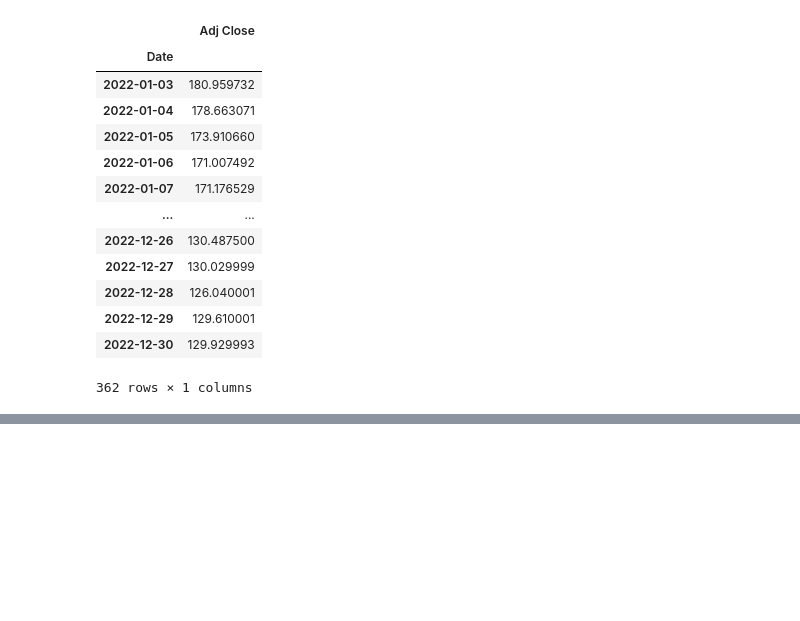
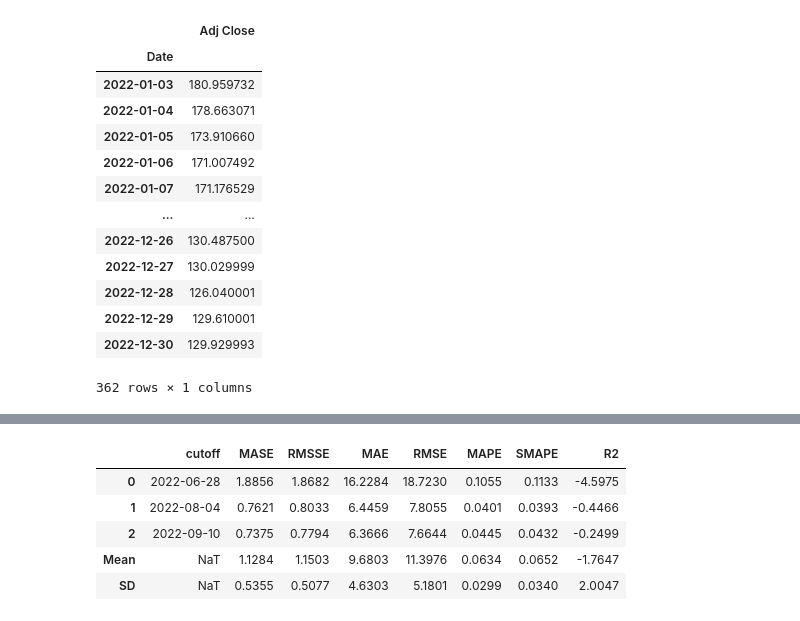
Before and after one commit to grantc00/testing_interpolate, a Jupyter notebook: test2.ipynb, the cells around one changed output, grey strips where cells are left out. Cells and saved outputs as stored; diff of their text form; code cells hidden in the pictures; blank space fills up the shorter version.

```diff
--- a/test2.ipynb
+++ b/test2.ipynb
@@ -274,0 +205,4 @@ Error:
+# %%
+arima = exp.create_model('arima', fold=3)
+plot_model(arima)
+# %% [output]
@@ -274,0 +210,6 @@ Error:
+|  | cutoff | MASE | RMSSE | MAE | RMSE | MAPE | SMAPE | R2 |
+| 0 | 2022-06-28 | 1.8856 | 1.8682 | 16.2284 | 18.7230 | 0.1055 | 0.1133 | -4.5975 |
+| 1 | 2022-08-04 | 0.7621 | 0.8033 | 6.4459 | 7.8055 | 0.0401 | 0.0393 | -0.4466 |
+| 2 | 2022-09-10 | 0.7375 | 0.7794 | 6.3666 | 7.6644 | 0.0445 | 0.0432 | -0.2499 |
+| Mean | NaT | 1.1284 | 1.1503 | 9.6803 | 11.3976 | 0.0634 | 0.0652 | -1.7647 |
+| SD | NaT | 0.5355 | 0.5077 | 4.6303 | 5.1801 | 0.0299 | 0.0340 | 2.0047 |
```
Also changed, not shown: parts of 24 cells of this notebook, 2 other files.
